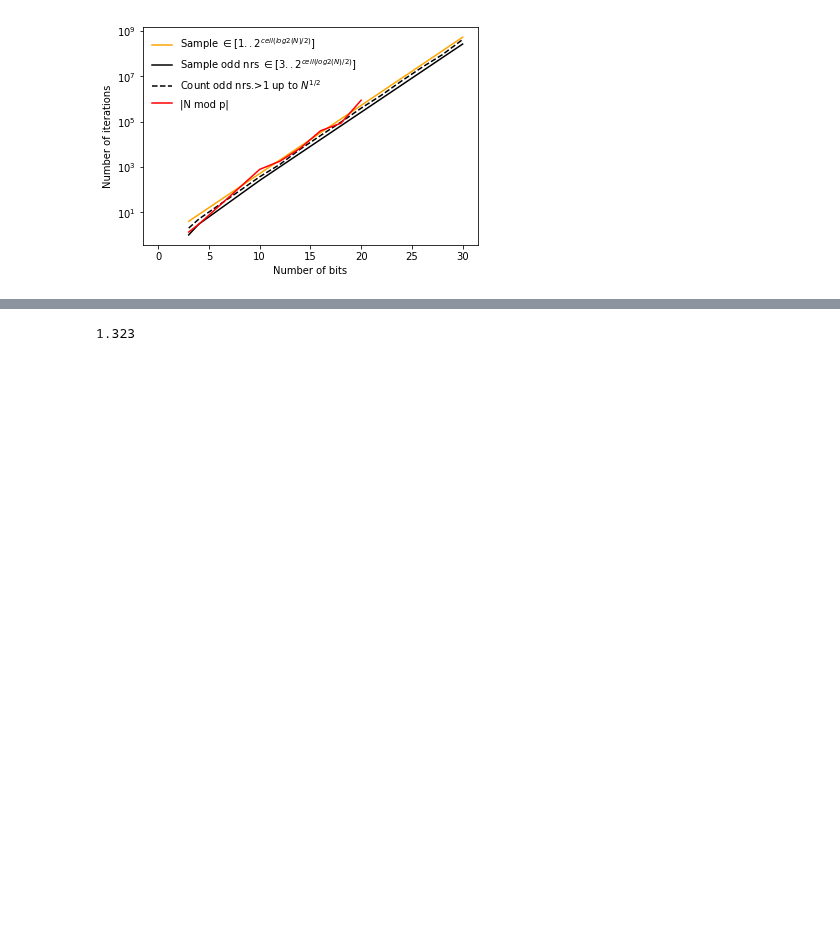
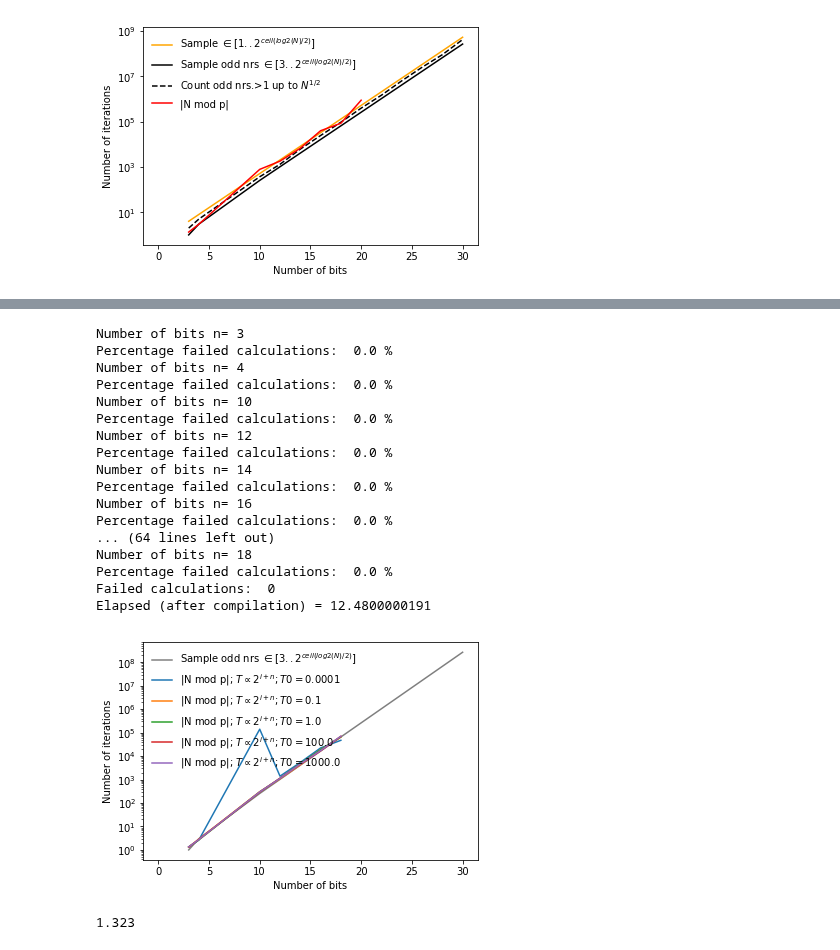
Before and after one commit to lican81/A0_DUT, a Jupyter notebook: GUI/Thomas/sandbox_prime_factorization.ipynb, the cells around one changed output, grey strips where cells are left out. Drawn from its saved outputs; the diff is of its cells as text; code cells hidden in the pictures; blank space fills up the shorter version.

```diff
--- a/GUI/Thomas/sandbox_prime_factorization.ipynb
+++ b/GUI/Thomas/sandbox_prime_factorization.ipynb
@@ -548,3 +579,41 @@ plt.show()
+# %%
+plt.figure(3)
+plt.clf()
+plt.semilogy(problem_and_sol_arr[:,0],(2**(problem_and_sol_arr[:,0])/2.+1)//2-1,"k",alpha=0.5,
+             label="Sample odd nrs $\in[3..2^{ceil(log2(N)/2)}]$")
+for T0 in [0.0001,0.1,1.0,100.0,1000.]:
+    # NOW THE FUNCTION IS COMPILED, RE-TIME IT EXECUTING FROM CACHE
+    start = time.time()
+    data_arr_Eft2_t0_sw=perform_prime_factorization(problem_and_sol_arr,num_runs = 1000,
+                                         max_iter = None,N_cases=7, #problem_and_sol_arr.shape[0]
+                                        E_fun_type=2,T0=T0)
+    end = time.time()
+    print("Elapsed (after compilation) = %s" % (end - start))
+    plt.semilogy(data_arr_Eft2_t0_sw[:,0],data_arr_Eft2_t0_sw[:,1],label=r"|N mod p|; $T \propto 2^{i+n}"+";T0={}$".format(T0))
+leg=plt.legend(loc=0)
+leg.draw_frame(False)
+plt.xlabel("Number of bits")
+plt.ylabel("Number of iterations")
+plt.show()
+# %% [output]
+Number of bits n= 3
+Percentage failed calculations:  0.0 %
+Number of bits n= 4
+Percentage failed calculations:  0.0 %
+Number of bits n= 10
+Percentage failed calculations:  0.0 %
+Number of bits n= 12
+Percentage failed calculations:  0.0 %
+Number of bits n= 14
+Percentage failed calculations:  0.0 %
+Number of bits n= 16
+Percentage failed calculations:  0.0 %
+... (64 lines left out)
+Number of bits n= 18
+Percentage failed calculations:  0.0 %
+Failed calculations:  0
+Elapsed (after compilation) = 12.4800000191
+[figure, added]
 # %%
 data_arr[0,1]
 # %% [output]
```
Also changed, not shown: parts of 4 cells of this notebook.
